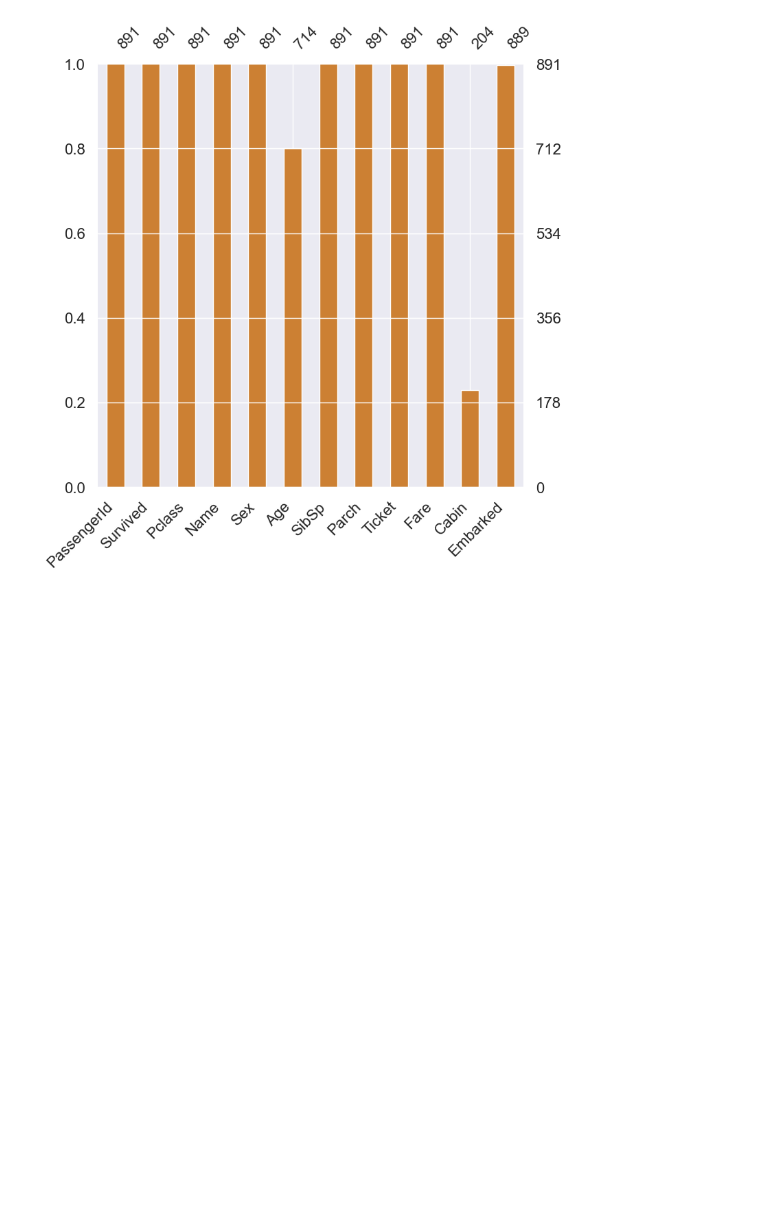
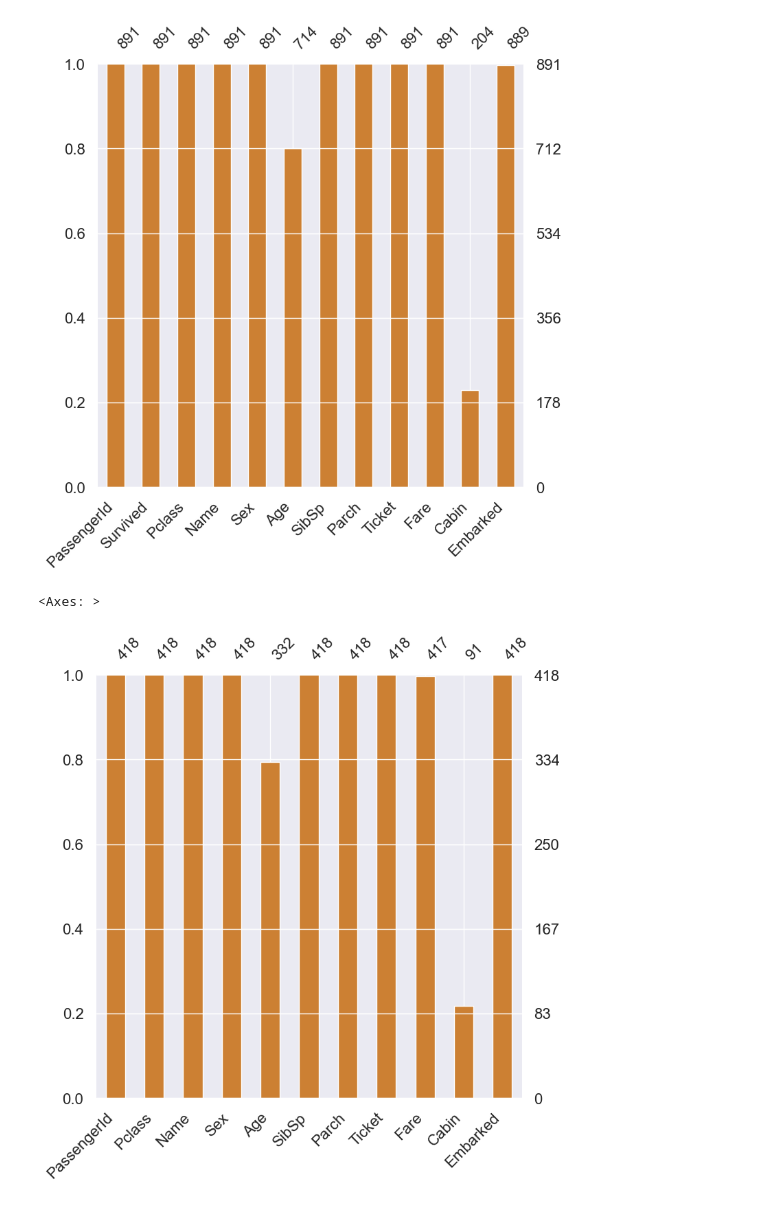
Before and after one commit to greedypelican/git-kaggle, a Jupyter notebook: Titanic/Titanic.ipynb, the cells around one changed output. Saved outputs shown, nothing was run; the diff lists cells and outputs as text; code cells hidden in the pictures; blank space fills up the shorter version.

```diff
--- a/Titanic/Titanic.ipynb
+++ b/Titanic/Titanic.ipynb
@@ -79,3 +79,8 @@ msno.bar(df=df_train.iloc[:, :], figsize=(8, 8), color=(0.8, 0.5, 0.2))
 # %% [output]
 <Axes: >
 [figure]
+# %%
+msno.bar(df=df_test.iloc[:, :], figsize=(8, 8), color=(0.8, 0.5, 0.2))
+# %% [output]
+<Axes: >
+[figure, added]
```
